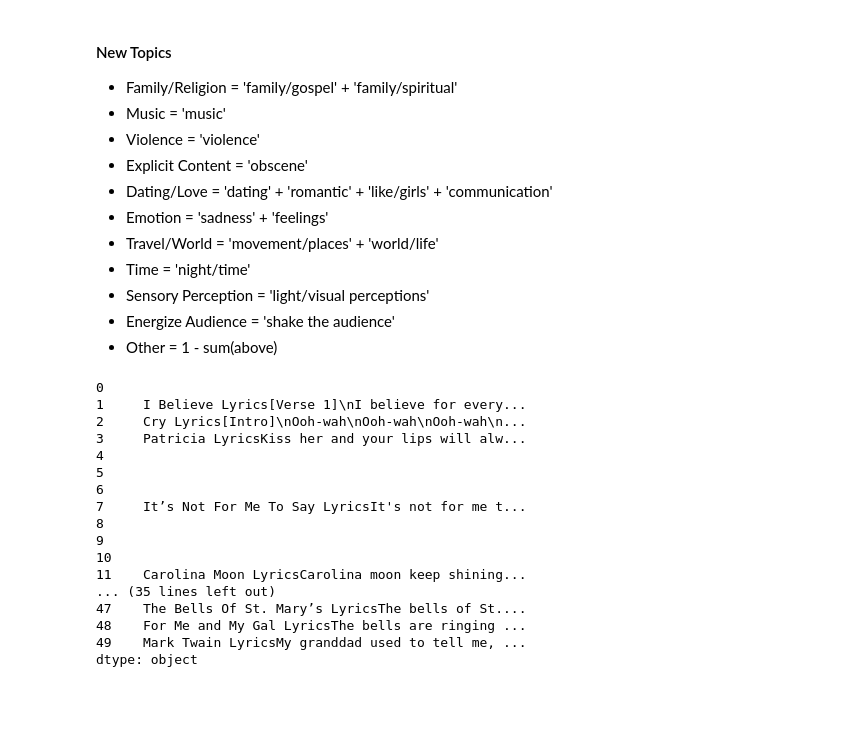
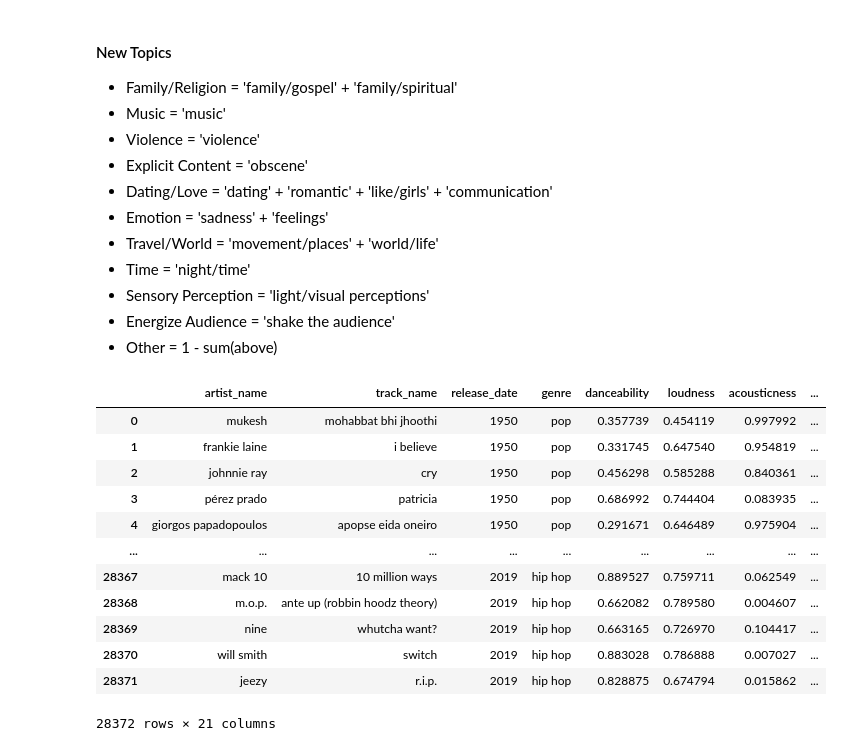
Before and after one commit to amitg3-ucb/nlp_music_recommendation, a Jupyter notebook: General_EDA_Train_Test_Set_Creation.ipynb, the cells around one changed output. Cells and saved outputs as stored; diff of their text form; code cells hidden in the pictures; blank space fills up the shorter version.

```diff
--- a/General_EDA_Train_Test_Set_Creation.ipynb
+++ b/General_EDA_Train_Test_Set_Creation.ipynb
@@ -326,25 +326,21 @@ modified_topic_data['Topic: Time'] = topic_data['night/time']
 modified_topic_data['Topic: Sensory Perception'] = topic_data['light/visual perceptions']
 modified_topic_data['Topic: Energize Audience'] = topic_data['shake the audience']
 modified_topic_data['Topic: Other'] = 1 - modified_topic_data.loc[:,'Topic: Family/Religion':].sum(axis=1)
+# %%
+modified_topic_data
+# %% [output]
+|  | artist_name | track_name | release_date | genre | danceability | loudness | acousticness | ... |
+| 0 | mukesh | mohabbat bhi jhoothi | 1950 | pop | 0.357739 | 0.454119 | 0.997992 | ... |
+| 1 | frankie laine | i believe | 1950 | pop | 0.331745 | 0.647540 | 0.954819 | ... |
+| 2 | johnnie ray | cry | 1950 | pop | 0.456298 | 0.585288 | 0.840361 | ... |
+| 3 | pérez prado | patricia | 1950 | pop | 0.686992 | 0.744404 | 0.083935 | ... |
+| 4 | giorgos papadopoulos | apopse eida oneiro | 1950 | pop | 0.291671 | 0.646489 | 0.975904 | ... |
+| ... | ... | ... | ... | ... | ... | ... | ... | ... |
+| 28367 | mack 10 | 10 million ways | 2019 | hip hop | 0.889527 | 0.759711 | 0.062549 | ... |
+| 28368 | m.o.p. | ante up (robbin hoodz theory) | 2019 | hip hop | 0.662082 | 0.789580 | 0.004607 | ... |
+| 28369 | nine | whutcha want? | 2019 | hip hop | 0.663165 | 0.726970 | 0.104417 | ... |
+| 28370 | will smith | switch | 2019 | hip hop | 0.883028 | 0.786888 | 0.007027 | ... |
+| 28371 | jeezy | r.i.p. | 2019 | hip hop | 0.828875 | 0.674794 | 0.015862 | ... |
+28372 rows × 21 columns
 # %%
 modified_topic_data['Lyrics'] = modified_topic_data.apply(lambda x:get_song_lyrics(x['track_name'],x['artist_name'],genius_api),axis=1)
-# %%
-modified_topic_data.iloc[:50].apply(lambda x:get_song_lyrics(x['track_name'],x['artist_name'],genius_api),axis=1)
-# %% [output]
-0
-1     I Believe Lyrics[Verse 1]\nI believe for every...
-2     Cry Lyrics[Intro]\nOoh-wah\nOoh-wah\nOoh-wah\n...
-3     Patricia LyricsKiss her and your lips will alw...
-4
-5
-6
-7     It’s Not For Me To Say LyricsIt's not for me t...
-8
-9
-10
-11    Carolina Moon LyricsCarolina moon keep shining...
-... (35 lines left out)
-47    The Bells Of St. Mary’s LyricsThe bells of St....
-48    For Me and My Gal LyricsThe bells are ringing ...
-49    Mark Twain LyricsMy granddad used to tell me, ...
-dtype: object
```
Also changed, not shown: parts of 4 cells of this notebook, 5 other files.
